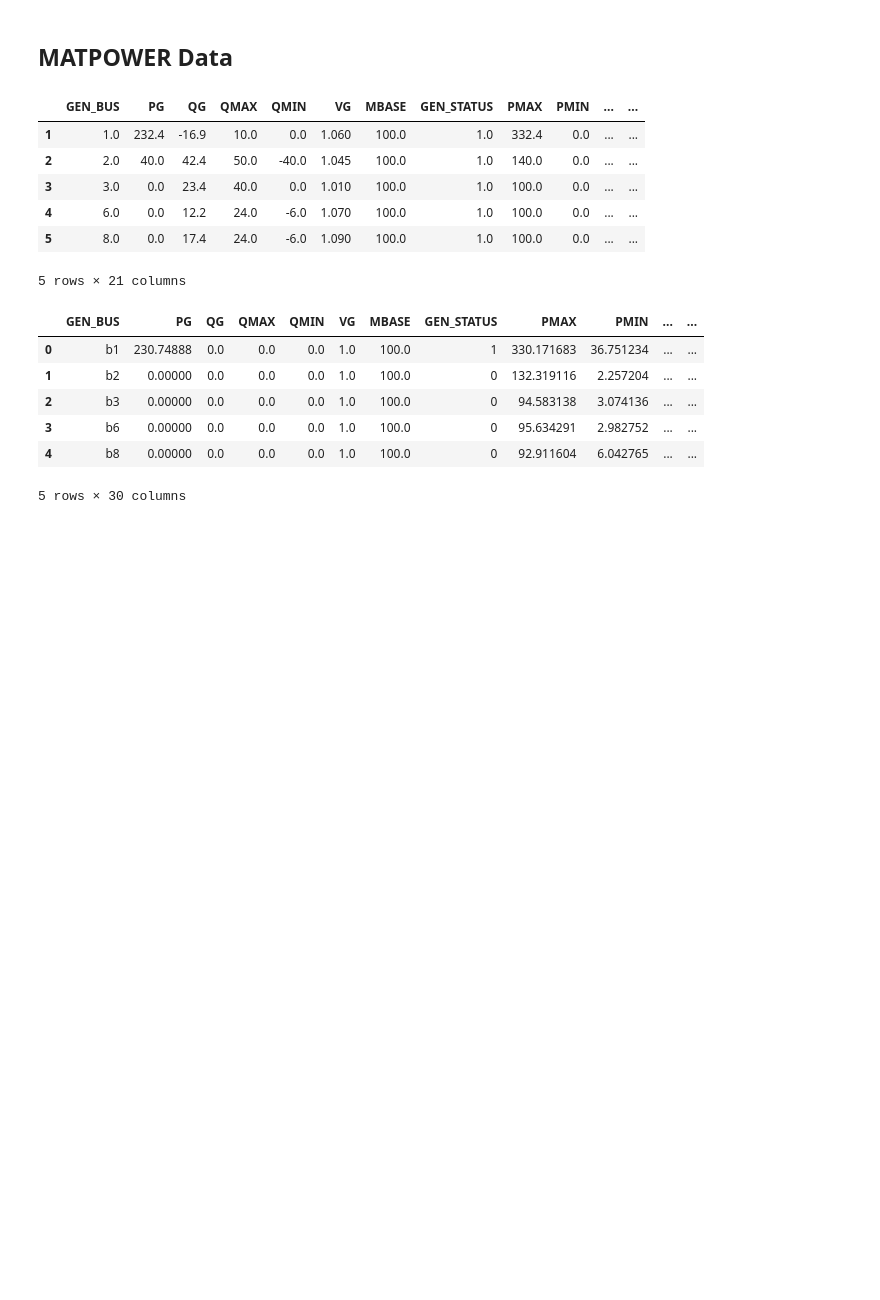
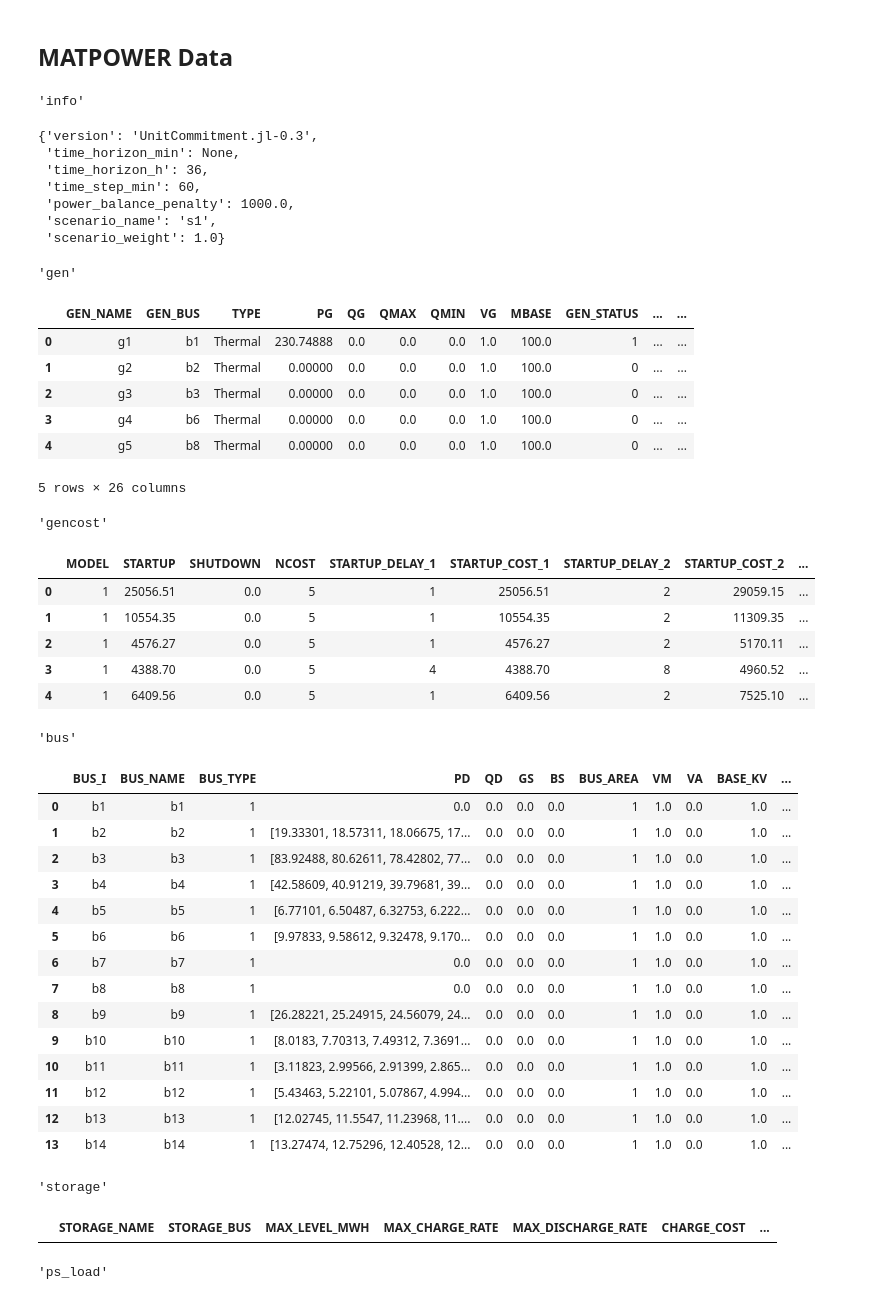
Before and after one commit to yasirroni/matpowercaseframes, a Jupyter notebook: notebooks/load_case14_json.ipynb, the cells around one changed output. Drawn from its saved outputs; the diff is of its cells as text; code cells hidden in the pictures; blank space fills up the shorter version.

Commit message:
WIP unitcommitment.jl

```diff
--- a/notebooks/load_case14_json.ipynb
+++ b/notebooks/load_case14_json.ipynb
@@ -44,14 +24,4 @@ data["Generators"]["g1"]
 # %%
 CASE_NAME = "case14.m"
 cf_14 = CaseFrames(CASE_NAME)
-# %%
-cf_14.gen
-# %% [output]
-|  | GEN_BUS | PG | QG | QMAX | QMIN | VG | MBASE | GEN_STATUS | PMAX | PMIN | ... | ... |
-| 1 | 1.0 | 232.4 | -16.9 | 10.0 | 0.0 | 1.060 | 100.0 | 1.0 | 332.4 | 0.0 | ... | ... |
-| 2 | 2.0 | 40.0 | 42.4 | 50.0 | -40.0 | 1.045 | 100.0 | 1.0 | 140.0 | 0.0 | ... | ... |
-| 3 | 3.0 | 0.0 | 23.4 | 40.0 | 0.0 | 1.010 | 100.0 | 1.0 | 100.0 | 0.0 | ... | ... |
-| 4 | 6.0 | 0.0 | 12.2 | 24.0 | -6.0 | 1.070 | 100.0 | 1.0 | 100.0 | 0.0 | ... | ... |
-| 5 | 8.0 | 0.0 | 17.4 | 24.0 | -6.0 | 1.090 | 100.0 | 1.0 | 100.0 | 0.0 | ... | ... |
-5 rows × 21 columns
 # %%
@@ -109,13 +428,48 @@ def unitcommitmentjl_to_matpower(data: dict):
     }
 # %%
-gen_list = unitcommitmentjl_to_matpower(data)
-gen_df = pd.DataFrame(gen_list)
-gen_df
+dfs = unitcommitmentjl_to_matpower(data)
+for attribute, df in dfs.items():
+    display(attribute, df)
 # %% [output]
+'info'
+{'version': 'UnitCommitment.jl-0.3',
+ 'time_horizon_min': None,
+ 'time_horizon_h': 36,
+ 'time_step_min': 60,
+ 'power_balance_penalty': 1000.0,
+ 'scenario_name': 's1',
+ 'scenario_weight': 1.0}
+'gen'
-|  | GEN_BUS | PG | QG | QMAX | QMIN | VG | MBASE | GEN_STATUS | PMAX | PMIN | ... | ... |
-| 0 | b1 | 230.74888 | 0.0 | 0.0 | 0.0 | 1.0 | 100.0 | 1 | 330.171683 | 36.751234 | ... | ... |
-| 1 | b2 | 0.00000 | 0.0 | 0.0 | 0.0 | 1.0 | 100.0 | 0 | 132.319116 | 2.257204 | ... | ... |
-| 2 | b3 | 0.00000 | 0.0 | 0.0 | 0.0 | 1.0 | 100.0 | 0 | 94.583138 | 3.074136 | ... | ... |
-| 3 | b6 | 0.00000 | 0.0 | 0.0 | 0.0 | 1.0 | 100.0 | 0 | 95.634291 | 2.982752 | ... | ... |
-| 4 | b8 | 0.00000 | 0.0 | 0.0 | 0.0 | 1.0 | 100.0 | 0 | 92.911604 | 6.042765 | ... | ... |
+|  | GEN_NAME | GEN_BUS | TYPE | PG | QG | QMAX | QMIN | VG | MBASE | GEN_STATUS | ... | ... |
+| 0 | g1 | b1 | Thermal | 230.74888 | 0.0 | 0.0 | 0.0 | 1.0 | 100.0 | 1 | ... | ... |
+| 1 | g2 | b2 | Thermal | 0.00000 | 0.0 | 0.0 | 0.0 | 1.0 | 100.0 | 0 | ... | ... |
+| 2 | g3 | b3 | Thermal | 0.00000 | 0.0 | 0.0 | 0.0 | 1.0 | 100.0 | 0 | ... | ... |
+| 3 | g4 | b6 | Thermal | 0.00000 | 0.0 | 0.0 | 0.0 | 1.0 | 100.0 | 0 | ... | ... |
+| 4 | g5 | b8 | Thermal | 0.00000 | 0.0 | 0.0 | 0.0 | 1.0 | 100.0 | 0 | ... | ... |
-5 rows × 30 columns
+5 rows × 26 columns
+'gencost'
+|  | MODEL | STARTUP | SHUTDOWN | NCOST | STARTUP_DELAY_1 | STARTUP_COST_1 | STARTUP_DELAY_2 | STARTUP_COST_2 | ... |
+| 0 | 1 | 25056.51 | 0.0 | 5 | 1 | 25056.51 | 2 | 29059.15 | ... |
+| 1 | 1 | 10554.35 | 0.0 | 5 | 1 | 10554.35 | 2 | 11309.35 | ... |
+| 2 | 1 | 4576.27 | 0.0 | 5 | 1 | 4576.27 | 2 | 5170.11 | ... |
+| 3 | 1 | 4388.70 | 0.0 | 5 | 4 | 4388.70 | 8 | 4960.52 | ... |
+| 4 | 1 | 6409.56 | 0.0 | 5 | 1 | 6409.56 | 2 | 7525.10 | ... |
+'bus'
+|  | BUS_I | BUS_NAME | BUS_TYPE | PD | QD | GS | BS | BUS_AREA | VM | VA | BASE_KV | ... |
+| 0 | b1 | b1 | 1 | 0.0 | 0.0 | 0.0 | 0.0 | 1 | 1.0 | 0.0 | 1.0 | ... |
+| 1 | b2 | b2 | 1 | [19.33301, 18.57311, 18.06675, 17... | 0.0 | 0.0 | 0.0 | 1 | 1.0 | 0.0 | 1.0 | ... |
+| 2 | b3 | b3 | 1 | [83.92488, 80.62611, 78.42802, 77... | 0.0 | 0.0 | 0.0 | 1 | 1.0 | 0.0 | 1.0 | ... |
+| 3 | b4 | b4 | 1 | [42.58609, 40.91219, 39.79681, 39... | 0.0 | 0.0 | 0.0 | 1 | 1.0 | 0.0 | 1.0 | ... |
+| 4 | b5 | b5 | 1 | [6.77101, 6.50487, 6.32753, 6.222... | 0.0 | 0.0 | 0.0 | 1 | 1.0 | 0.0 | 1.0 | ... |
+| 5 | b6 | b6 | 1 | [9.97833, 9.58612, 9.32478, 9.170... | 0.0 | 0.0 | 0.0 | 1 | 1.0 | 0.0 | 1.0 | ... |
+| 6 | b7 | b7 | 1 | 0.0 | 0.0 | 0.0 | 0.0 | 1 | 1.0 | 0.0 | 1.0 | ... |
+| 7 | b8 | b8 | 1 | 0.0 | 0.0 | 0.0 | 0.0 | 1 | 1.0 | 0.0 | 1.0 | ... |
+| 8 | b9 | b9 | 1 | [26.28221, 25.24915, 24.56079, 24... | 0.0 | 0.0 | 0.0 | 1 | 1.0 | 0.0 | 1.0 | ... |
+| 9 | b10 | b10 | 1 | [8.0183, 7.70313, 7.49312, 7.3691... | 0.0 | 0.0 | 0.0 | 1 | 1.0 | 0.0 | 1.0 | ... |
+| 10 | b11 | b11 | 1 | [3.11823, 2.99566, 2.91399, 2.865... | 0.0 | 0.0 | 0.0 | 1 | 1.0 | 0.0 | 1.0 | ... |
+| 11 | b12 | b12 | 1 | [5.43463, 5.22101, 5.07867, 4.994... | 0.0 | 0.0 | 0.0 | 1 | 1.0 | 0.0 | 1.0 | ... |
+| 12 | b13 | b13 | 1 | [12.02745, 11.5547, 11.23968, 11.... | 0.0 | 0.0 | 0.0 | 1 | 1.0 | 0.0 | 1.0 | ... |
+| 13 | b14 | b14 | 1 | [13.27474, 12.75296, 12.40528, 12... | 0.0 | 0.0 | 0.0 | 1 | 1.0 | 0.0 | 1.0 | ... |
+'storage'
+|  | STORAGE_NAME | STORAGE_BUS | MAX_LEVEL_MWH | MAX_CHARGE_RATE | MAX_DISCHARGE_RATE | CHARGE_COST | ... |
+'ps_load'
```
Also changed, not shown: parts of 3 cells of this notebook.
